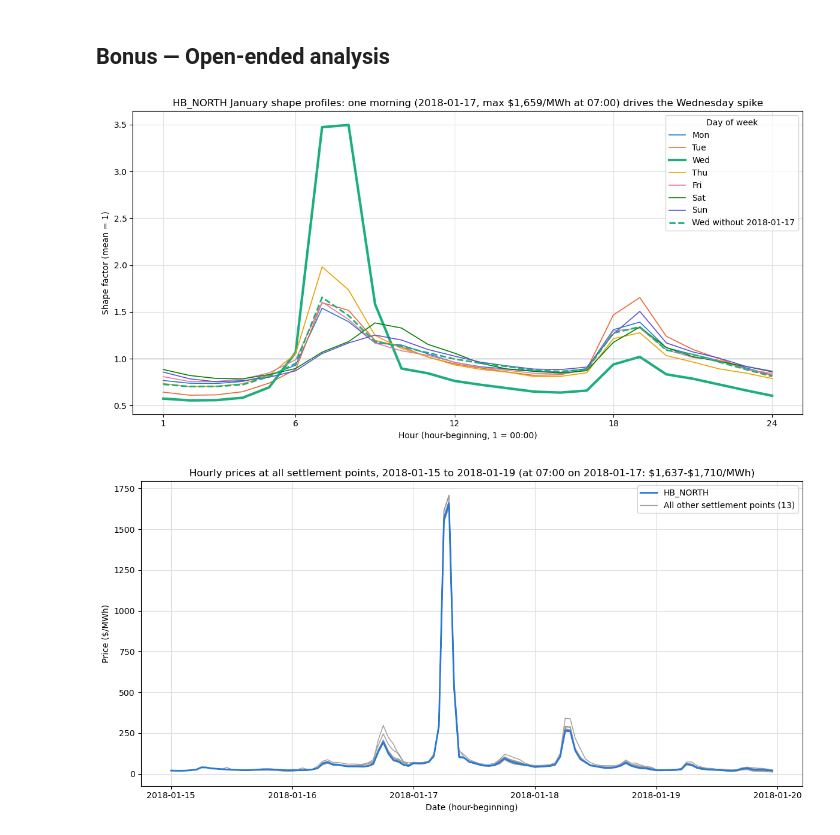
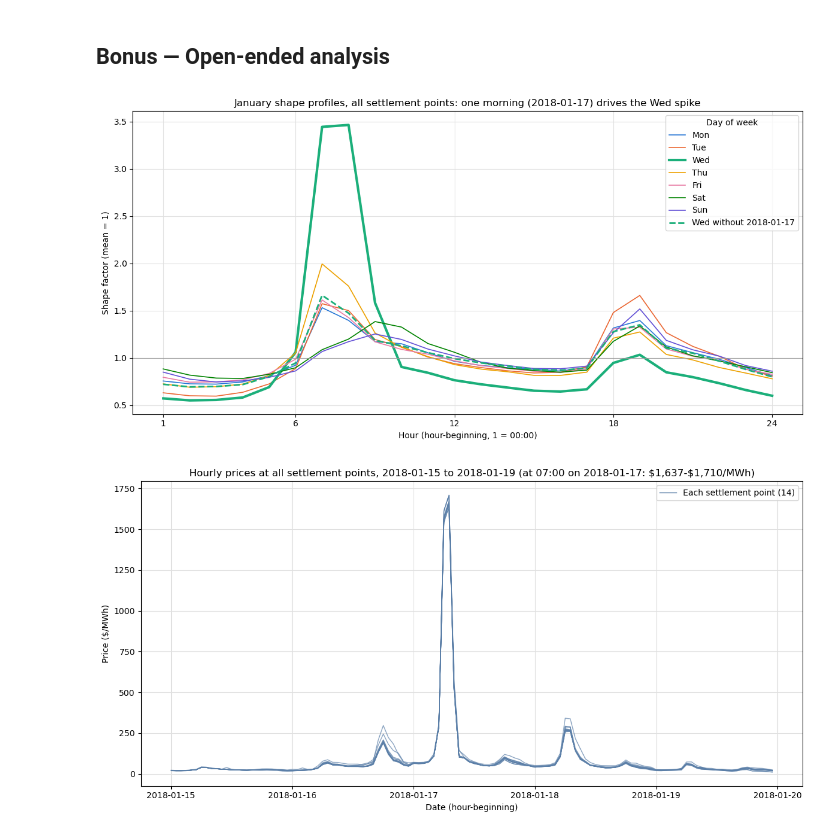
Before and after one commit to andrecdavis/energy-analyst-programming-exercise, a Jupyter notebook: scratch.ipynb, the cells around one changed output. Cells and saved outputs as stored; diff of their text form; code cells hidden in the pictures.

Commit message:
Open-ended analysis: use all settlement points instead of HB_NORTH
Co-Authored-By: Claude Opus 5.5 <noreply@anthropic.com>

```diff
--- a/scratch.ipynb
+++ b/scratch.ipynb
@@ -445,82 +445,88 @@ plt.show()
 # Open-ended analysis: one extreme morning reshapes a whole hourly shape profile.
 #
 # Each shape profile averages only ~18 days (one month-of-year x one day-of-week over
-# 4 years), so a single scarcity event can dominate it. HB_NORTH, January Wednesday:
-#   - On Wed 2018-01-17, prices climbed from ~$73 at 03:00 to $1,561 at 06:00 and
-#     $1,659 at 07:00, then fell back to ~$102 by 09:00 (normal January level ~$25-40).
-#   - It was system-wide: all 14 settlement points priced $1,637-1,710 at 07:00, so this
-#     was a market-wide supply shortage, not local congestion.
-#   - It was a multi-day event: HB_NORTH daily averages were ~$26-32 before, $60.5 on
-#     01-16, $226.5 on 01-17, $71.7 on 01-18, then back to ~$20-28.
-#   - These are the only January hours above $200/MWh in 2016-2019 (01-17 05:00-08:00
-#     and 01-18 06:00-07:00), and 07:00 is the 6th-highest HB_NORTH hour of 2016-2018.
+# 4 years), so a single scarcity event can dominate it. January Wednesday, all points:
+#   - On Wed 2018-01-17, prices across the 14 settlement points rose from $72-79 at 03:00
+#     to $1,543-1,617 at 06:00 and $1,637-1,710 at 07:00, then fell to $102-144 by 09:00
+#     (median January hourly price, all points, 2016-2019: ~$22).
+#   - It was system-wide: all points moved together within a narrow band, so this was a
+#     market-wide supply shortage, not local congestion.
+#   - It was a multi-day event: the all-point daily average was ~$26-33 on 01-12..01-15,
+#     $64.0 on 01-16, $229.7 on 01-17, $75.4 on 01-18, then ~$18-29 on 01-19..01-21.
 #   - Timing (early-morning heating peak in mid-January) is consistent with a cold
 #     snap; weather/load data would be needed to confirm the cause.
-# Effect: that one morning lifts the January-Wednesday 07:00 shape factor to ~3.5x,
-# while the same profile without 2018-01-17 (dashed line) peaks at ~1.6x like the
-# other weekdays. Mean-based shapes from short histories mix "typical shape" with rare
-# events; a model using them should consider more years, medians, or spike handling.
-# A second chart shows hourly prices at all settlement points around the event.
-SPIKE_POINT = "HB_NORTH"
+# Effect: using all points' prices, the January-Wednesday shape peaks at ~3.5x the daily
+# mean (every individual point: 3.35-3.55x), versus at most ~2.0x on other January days.
+# Without 2018-01-17 (dashed line) the Wednesday peak is ~1.7x, like the other weekdays.
+# Mean-based shapes from short histories mix "typical shape" with rare events; a model
+# using them should consider more years, medians, or spike handling.
+# A second chart shows hourly prices at every settlement point around the event.
 SPIKE_MONTH = 1
 DAY_NAMES = ["Mon", "Tue", "Wed", "Thu", "Fri", "Sat", "Sun"]
-month_rows = shape[(shape["SettlementPoint"] == SPIKE_POINT) & (shape["Month"] == SPIKE_MONTH)]
+month_rows = shape[shape["Month"] == SPIKE_MONTH]   # all settlement points
 
-# The single highest hourly price in this month identifies the spike day
+
+def normalized_profile(rows):
+    """24 average hourly prices divided by their mean (same method as the shape profiles)."""
+    hourly = rows.groupby("Hour")["Price"].mean()
+    return hourly / hourly.mean()
+
+
+# The single highest hourly price in January (any point) identifies the spike day
 spike = month_rows.loc[month_rows["Price"].idxmax()]
 spike_day, spike_dow = spike["Date"].normalize(), spike["DayOfWeek"]
 
+# Chart 1: market-wide January shape profile for each day of week
 fig, ax = plt.subplots(figsize=(12, 6))
 for dow, color in zip(range(1, 8), COLORS):
     width = 3 if dow == spike_dow else 1.2
-    ax.plot(range(1, 25), profiles.loc[(SPIKE_POINT, SPIKE_MONTH, dow)], color=color,
-            linewidth=width, label=DAY_NAMES[dow - 1])
+    ax.plot(range(1, 25), normalized_profile(month_rows[month_rows["DayOfWeek"] == dow]),
+            color=color, linewidth=width, label=DAY_NAMES[dow - 1])
 
-# Same day-of-week profile recomputed without the spike day (same normalization)
+# Same day-of-week profile recomputed without the spike day
 same_dow = month_rows[month_rows["DayOfWeek"] == spike_dow]
-hourly = same_dow[same_dow["Date"].dt.normalize() != spike_day].groupby("Hour")["Price"].mean()
-ax.plot(range(1, 25), hourly / hourly.mean(), color=COLORS[spike_dow - 1], linewidth=2,
-        linestyle="--", label=f"{DAY_NAMES[spike_dow - 1]} without {spike_day:%Y-%m-%d}")
+ax.plot(range(1, 25), normalized_profile(same_dow[same_dow["Date"].dt.normalize() != spike_day]),
+        color=COLORS[spike_dow - 1], linewidth=2, linestyle="--",
+        label=f"{DAY_NAMES[spike_dow - 1]} without {spike_day:%Y-%m-%d}")
 
 ax.axhline(1, color="#999999", linewidth=0.8)
-ax.set_title(f"{SPIKE_POINT} January shape profiles: one morning ({spike_day:%Y-%m-%d}, "
-             f"max ${spike['Price']:,.0f}/MWh at {spike['Date']:%H:%M}) drives the Wednesday spike")
+ax.set_title(f"January shape profiles, all settlement points: one morning ({spike_day:%Y-%m-%d}) "
+             f"drives the {DAY_NAMES[spike_dow - 1]} spike")
 ax.set_xlabel("Hour (hour-beginning, 1 = 00:00)")
 ax.set_ylabel("Shape factor (mean = 1)")
 ax.set_xticks([1, 6, 12, 18, 24])
 ax.grid(True, color="#e0e0e0", linewidth=0.8)
 ax.legend(title="Day of week", loc="upper right")
 fig.tight_layout()
-fig.savefig(OUTPUT_DIR / "ShapeProfileSpike_HB_NORTH_January.png", dpi=150)
+fig.savefig(OUTPUT_DIR / "ShapeProfileSpike_January.png", dpi=150)
 plt.show()
 
-# Second chart: hourly prices at every settlement point for the days around the spike.
+# Chart 2: hourly prices at every settlement point for the days around the spike.
 # The lines lie almost on top of each other, showing the price jump was system-wide.
 window = prices[(prices["Date"] >= spike_day - pd.Timedelta(days=2))
                 & (prices["Date"] < spike_day + pd.Timedelta(days=3))]
 fig, ax = plt.subplots(figsize=(12, 6))
 for point, d in window.groupby("SettlementPoint"):
-    ax.plot(d["Date"], d["Price"], color="#9a9a9a", linewidth=1)
-north = window[window["SettlementPoint"] == SPIKE_POINT]
-ax.plot(north["Date"], north["Price"], color=COLORS[0], linewidth=2, label=SPIKE_POINT)
-ax.plot([], [], color="#9a9a9a", linewidth=1,
-        label=f"All other settlement points ({window['SettlementPoint'].nunique() - 1})")
+    ax.plot(d["Date"], d["Price"], color="#5b7fa8", linewidth=1, alpha=0.7)
+ax.plot([], [], color="#5b7fa8", linewidth=1,
+        label=f"Each settlement point ({window['SettlementPoint'].nunique()})")
 peak = window[window["Date"] == spike["Date"]]["Price"]
 ax.set_title(f"Hourly prices at all settlement points, {spike_day - pd.Timedelta(days=2):%Y-%m-%d} to "
              f"{spike_day + pd.Timedelta(days=2):%Y-%m-%d} (at {spike['Date']:%H:%M} on {spike_day:%Y-%m-%d}: "
              f"\\${peak.min():,.0f}-\\${peak.max():,.0f}/MWh)")  # \\$ = literal dollar sign
 ax.set_xlabel("Date (hour-beginning)")
 ax.set_ylabel("Price ($/MWh)")
 ax.xaxis.set_major_locator(mdates.DayLocator())
 ax.xaxis.set_major_formatter(mdates.DateFormatter("%Y-%m-%d"))
 ax.grid(True, color="#e0e0e0", linewidth=0.8)
 ax.legend(loc="upper right")
 fig.tight_layout()
 fig.savefig(OUTPUT_DIR / "SystemWidePrices_Jan2018.png", dpi=150)
 plt.show()
 
 # Quick checks
-print(month_rows.nlargest(3, "Price")[["Date", "Price"]].to_string(index=False))
+print(month_rows.nlargest(3, "Price")[["SettlementPoint", "Date", "Price"]].to_string(index=False))
+print("Points:", month_rows["SettlementPoint"].nunique(), "| Wed peak factor:", round(normalized_profile(same_dow).max(), 2))
 # %% [output]
-[figure, old version]
+[figure, new version]
-[figure, old version]
+[figure, new version]
```
Also changed, not shown: parts of 1 cell of this notebook, 4 other files.
